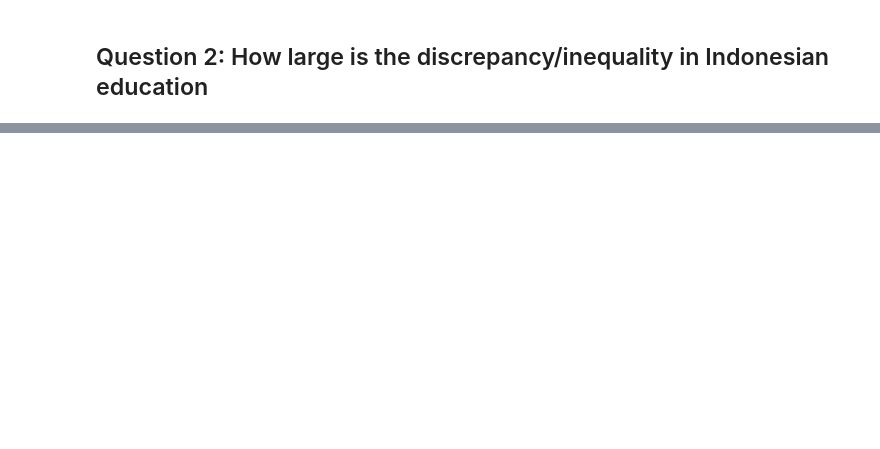
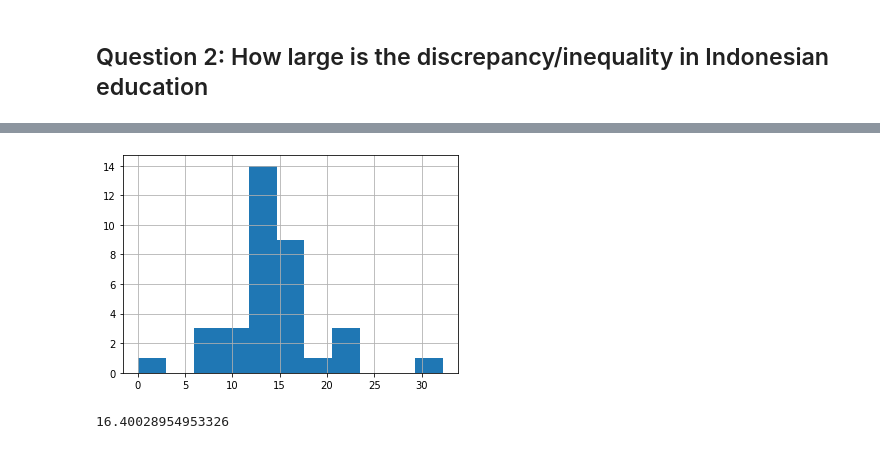
Before and after one commit to steinist/National-School-Data, a Jupyter notebook: National School Data Analysis - Wardaya College.ipynb, the cells around one changed output, grey strips where cells are left out. Cells and saved outputs as stored; diff of their text form; code cells hidden in the pictures; blank space fills up the shorter version.

```diff
--- a/National School Data Analysis - Wardaya College.ipynb
+++ b/National School Data Analysis - Wardaya College.ipynb
@@ -196,0 +277,7 @@ slope: [[0.14752335]]
+# %%
+# Do a slicing on data murid and data guru
+df_murid = df_m[0]["Total"].set_index(df_m[0]["Wilayah"]["Wilayah"].map(lambda x: x.lstrip('Prov.').lstrip(' ')))
+df_murid.columns = ["Jml Murid", "Murid N", "Murid S"]
+
+df_guru = df_g[0]["Total"].set_index(df_g[0]["Wilayah"]["Wilayah"].map(lambda x: x.lstrip('Prov.').lstrip(' ')))
+df_guru.columns = ["Jml Guru", "Guru N", "Guru S"]
@@ -196,0 +303,15 @@ slope: [[0.14752335]]
+# %%
+#Combine both data and do data type conversion
+df_mgc = pd.concat([df_murid, df_guru], axis=1, join='outer').dropna()
+
+repl_list = {r'\.': '',}
+df_mgc = df_mgc.replace(repl_list, regex=True)
+df_mgc["Guru N"] *= 1000
+df_mgc = df_mgc.astype(int)
+
+df_mgc["Jml Murid"] = df_mgc["Murid N"] + df_mgc["Murid S"]
+df_mgc["Jml Guru"] = df_mgc["Guru N"] + df_mgc["Guru S"]
+# %%
+#Create Murid/Guru col
+df_mgc["Murid per Guru"] = df_mgc["Jml Murid"] / df_mgc["Jml Guru"]
+df_mgc.sort_values("Murid per Guru")
@@ -196,0 +336,14 @@ slope: [[0.14752335]]
+# %%
+# Plot Histogram
+data = df_mgc["Murid per Guru"].drop("Total")
+w = 3
+n = math.ceil((data.max() - data.min())/w)
+ax = plt.hist(data, bins = n)
+plt.grid()
+plt.show()
+# %% [output]
+[figure, added]
+# %%
+df_mgc.loc["Total"]["Murid per Guru"]
+# %% [output]
+16.40028954953326
```
Also changed, not shown: parts of 36 cells of this notebook.
